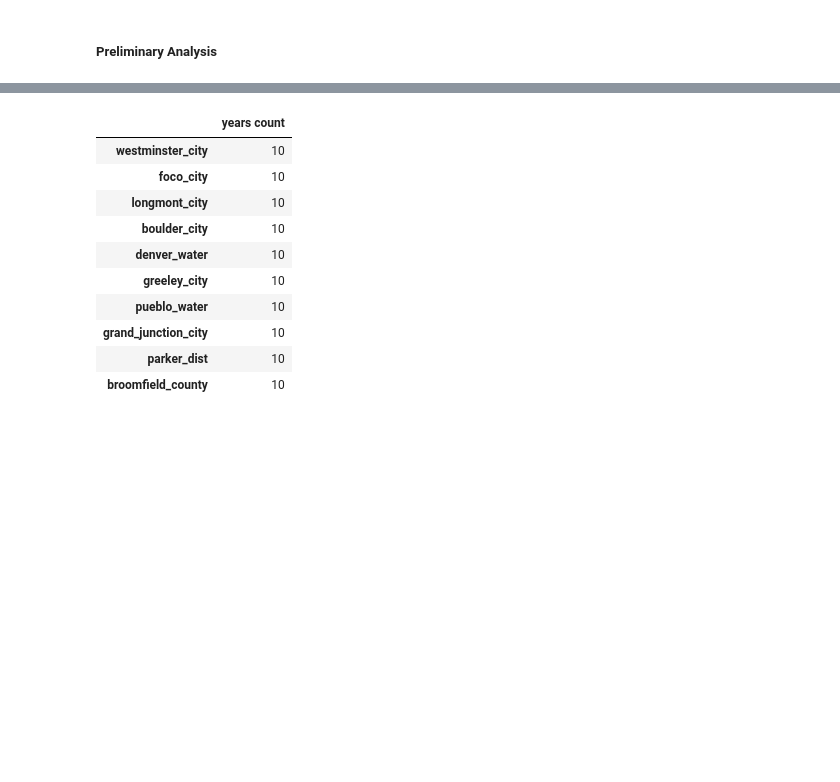
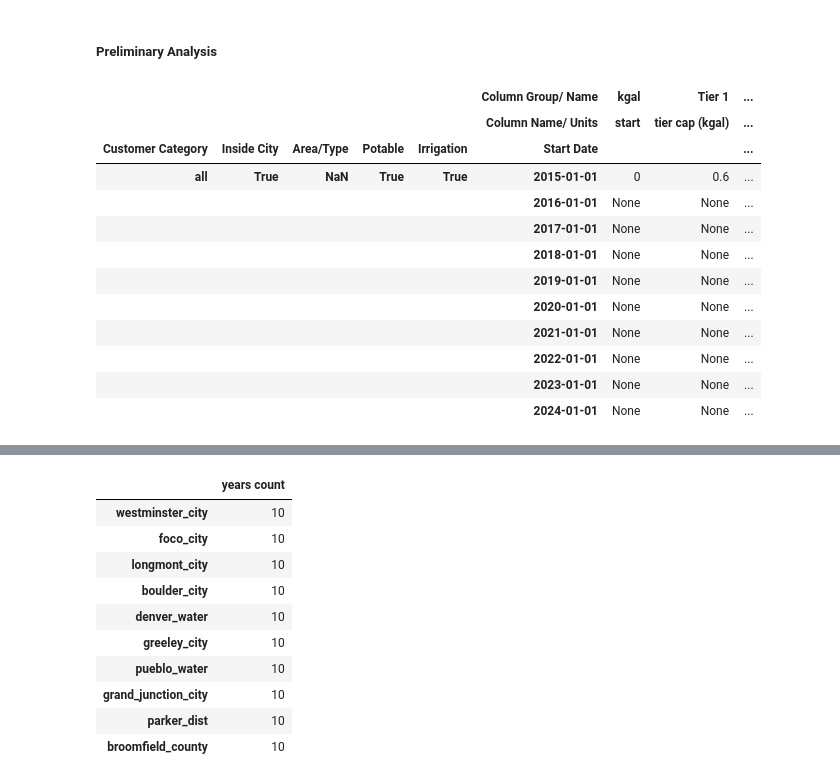
Before and after one commit to jade-fp/hub-gra-cwcb-rates, a Jupyter notebook: analysis_new.ipynb, the cells around one changed output, grey strips where cells are left out. Drawn from its saved outputs; the diff is of its cells as text; code cells hidden in the pictures; blank space fills up the shorter version.

```diff
--- a/analysis_new.ipynb
+++ b/analysis_new.ipynb
@@ -1691,21 +1688,47 @@ del _date_range_start, _date_range_end
 # %% [markdown]
 ##### Preliminary Analysis
 # %%
-_test = dict_rates['all']['denver_water'].iloc[1:5]#.dropna(axis=1,how='all')
+_test = dict_rates['all']['boulder_city'].dropna(axis=1,how='all').copy()
 
-_results = _test
+_results = _test.astype(object).copy()
 
 for i in range(1,_test.shape[0]):
     for j in range(_test.shape[1]):
-        if _test.iloc[i,j] == _test.iloc[i-1,j]:
-            chg = False
-            if _test.iloc[i-1,j] == np.nan:
-                chg = 'add'
-            elif _test.iloc[i,j] == np.nan:
-                chg = 'remove'
-            else:
-                pass
-                # % diff for values
-                # change for boolean
-                # special case for tiers/ rates when structure change
+        if type(_test.iloc[i,j]) == str:
+            # print(f'string ({i},{j})')
+            continue
+        elif type(_test.iloc[i-1,j]) == str:
+            # print(f'prev string ({i},{j})')
+            continue
+        elif _test.iloc[i,j] == _test.iloc[i-1,j] or (np.isnan(_test.iloc[i,j]) and np.isnan(_test.iloc[i-1,j])):
+            # print(f'none ({i},{j})')
+            chg = None
+        elif np.isnan(_test.iloc[i-1,j]):
+            # print(f'add ({i},{j})')
+            chg = 'add'
+        elif np.isnan(_test.iloc[i,j]):
+            # print(f'remove ({i},{j})')
+            chg = 'remove'
+        elif _test.iloc[i,j] in [True,False]:
+            # print(f'bool ({i},{j})')
+            chg = 'now '+str(_test.iloc[i,j])
+        else:
+            # print(f'diff ({i},{j})')
+            chg = _test.iloc[[i-1,i],j].pct_change(fill_method=None).tail(1).values[0]
         _results.iloc[i,j] = chg
+
+_results#.tail(_results.shape[0]-1)
+# %% [output]
+|  |  |  |  |  | Column Group/ Name | kgal | Tier 1 | ... |
+|  |  |  |  |  | Column Name/ Units | start | tier cap (kgal) | ... |
+| Customer Category | Inside City | Area/Type | Potable | Irrigation | Start Date |  |  | ... |
+| all | True | NaN | True | True | 2015-01-01 | 0 | 0.6 | ... |
+|  |  |  |  |  | 2016-01-01 | None | None | ... |
+|  |  |  |  |  | 2017-01-01 | None | None | ... |
+|  |  |  |  |  | 2018-01-01 | None | None | ... |
+|  |  |  |  |  | 2019-01-01 | None | None | ... |
+|  |  |  |  |  | 2020-01-01 | None | None | ... |
+|  |  |  |  |  | 2021-01-01 | None | None | ... |
+|  |  |  |  |  | 2022-01-01 | None | None | ... |
+|  |  |  |  |  | 2023-01-01 | None | None | ... |
+|  |  |  |  |  | 2024-01-01 | None | None | ... |
```
Also changed, not shown: parts of 3 cells of this notebook, 1 other file.
